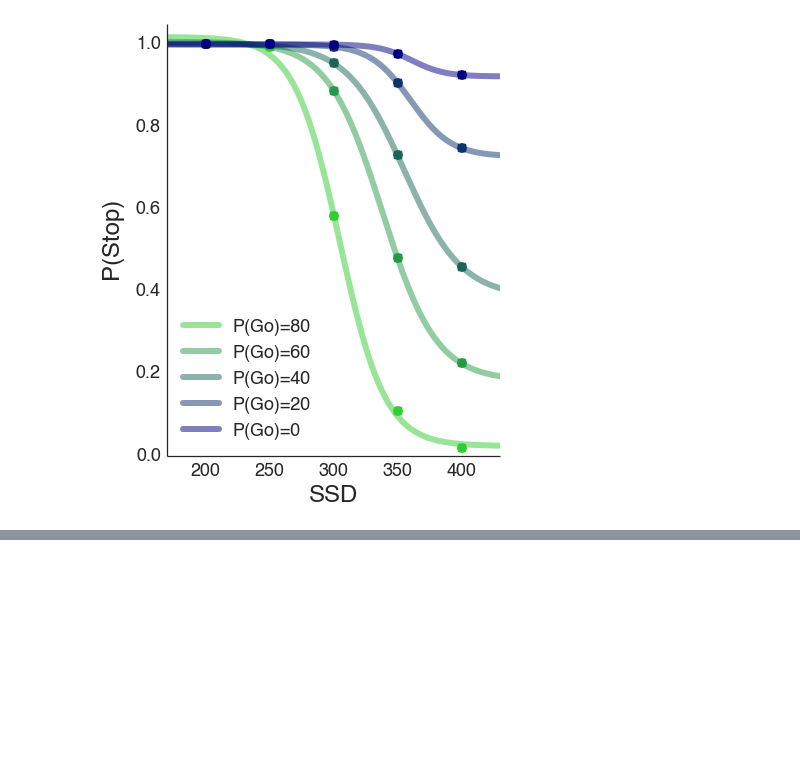
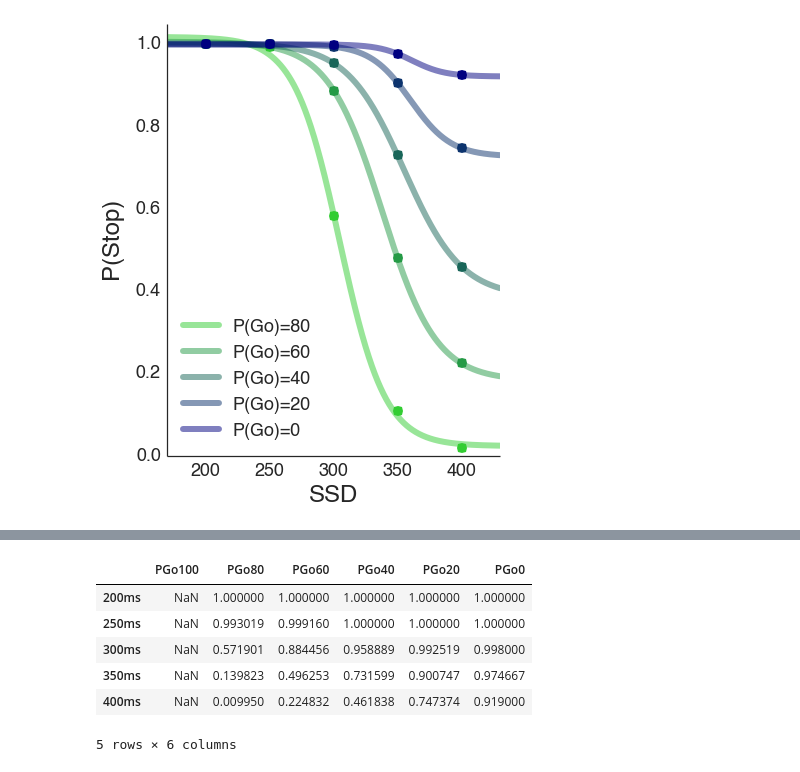
Before and after one commit to dunovank/pynb, a Jupyter notebook: RePro Factorial.ipynb, the cells around one changed output, grey strips where cells are left out. Saved outputs shown, nothing was run; the diff lists cells and outputs as text; code cells hidden in the pictures; blank space fills up the shorter version.

```diff
--- a/RePro Factorial.ipynb
+++ b/RePro Factorial.ipynb
@@ -67,0 +115,10 @@ pse=psy.scurves(ysim=plist[1:], task='ssRe', labels=['P(Go)=80', 'P(Go)=60', 'P(
+# %%
+pdft.head()
+# %% [output]
+|  | PGo100 | PGo80 | PGo60 | PGo40 | PGo20 | PGo0 |
+| 200ms | NaN | 1.000000 | 1.000000 | 1.000000 | 1.000000 | 1.000000 |
+| 250ms | NaN | 0.993019 | 0.999160 | 1.000000 | 1.000000 | 1.000000 |
+| 300ms | NaN | 0.571901 | 0.884456 | 0.958889 | 0.992519 | 0.998000 |
+| 350ms | NaN | 0.139823 | 0.496253 | 0.731599 | 0.900747 | 0.974667 |
+| 400ms | NaN | 0.009950 | 0.224832 | 0.461838 | 0.747374 | 0.919000 |
+5 rows × 6 columns
```
Also changed, not shown: parts of 7 cells of this notebook, 4 other files.
